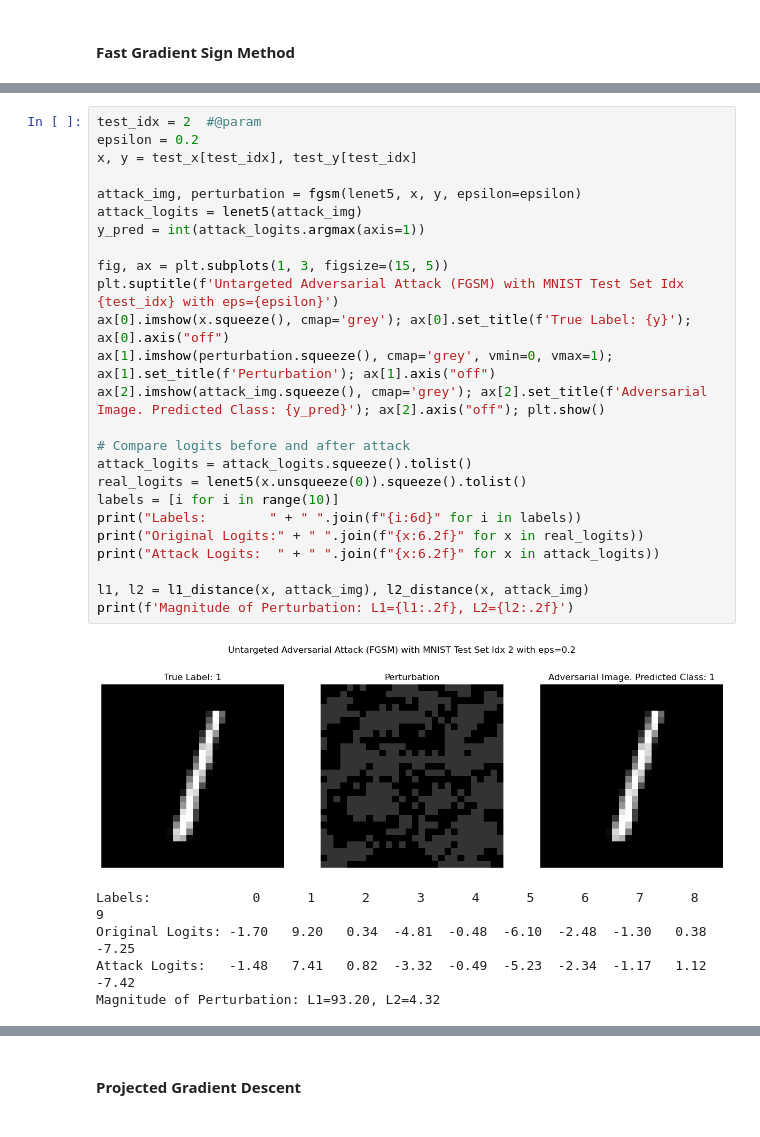
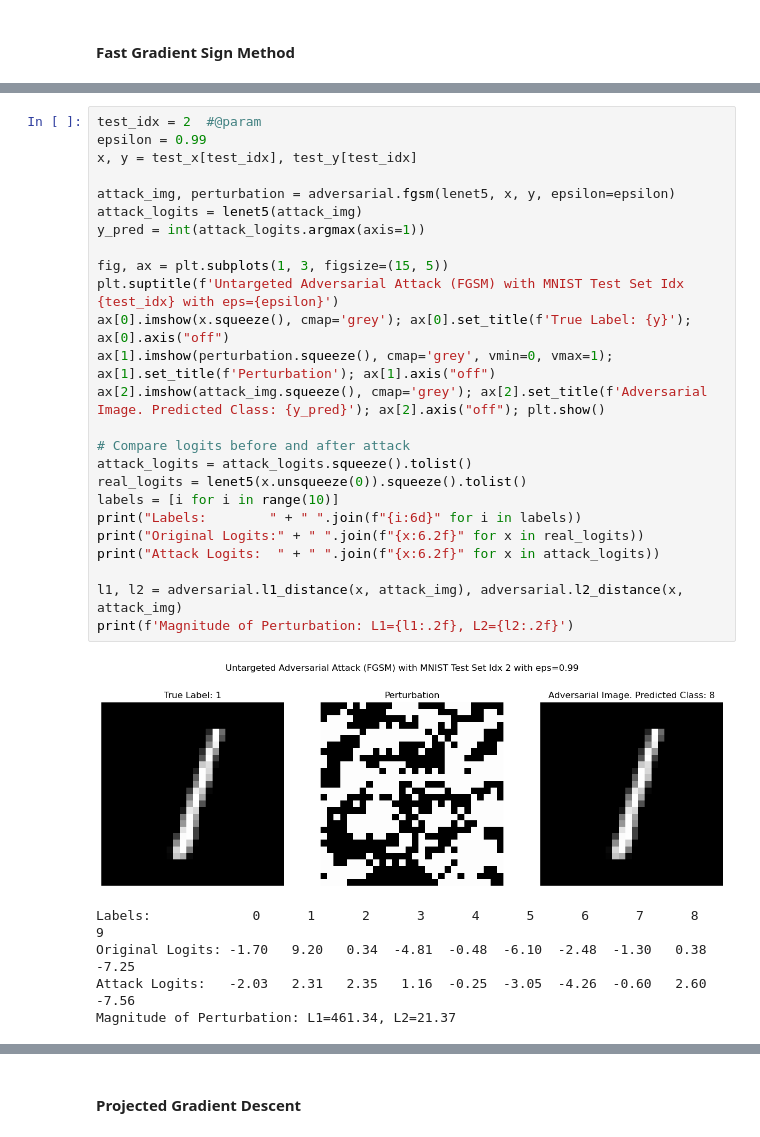
Before and after one commit to ncarolan/lenet-5, a Jupyter notebook: lenet.ipynb, the cells around one changed output, grey strips where cells are left out. Cells and saved outputs as stored; diff of their text form.

Commit message:
Move adversarial code to unique dir.

```diff
--- a/lenet.ipynb
+++ b/lenet.ipynb
@@ -468,34 +396,34 @@ def fgsm_targeted(model: torch.nn.Module, image: torch.Tensor, target: int, epsi
 # %%
 test_idx = 2  #@param
-epsilon = 0.2
+epsilon = 0.99
 x, y = test_x[test_idx], test_y[test_idx]
 
-attack_img, perturbation = fgsm(lenet5, x, y, epsilon=epsilon)
+attack_img, perturbation = adversarial.fgsm(lenet5, x, y, epsilon=epsilon)
 attack_logits = lenet5(attack_img)
 y_pred = int(attack_logits.argmax(axis=1))
 
 fig, ax = plt.subplots(1, 3, figsize=(15, 5))
 plt.suptitle(f'Untargeted Adversarial Attack (FGSM) with MNIST Test Set Idx {test_idx} with eps={epsilon}')
 ax[0].imshow(x.squeeze(), cmap='grey'); ax[0].set_title(f'True Label: {y}'); ax[0].axis("off")
 ax[1].imshow(perturbation.squeeze(), cmap='grey', vmin=0, vmax=1); ax[1].set_title(f'Perturbation'); ax[1].axis("off")
 ax[2].imshow(attack_img.squeeze(), cmap='grey'); ax[2].set_title(f'Adversarial Image. Predicted Class: {y_pred}'); ax[2].axis("off"); plt.show()
 
 # Compare logits before and after attack
 attack_logits = attack_logits.squeeze().tolist()
 real_logits = lenet5(x.unsqueeze(0)).squeeze().tolist()
 labels = [i for i in range(10)]
 print("Labels:        " + " ".join(f"{i:6d}" for i in labels))
 print("Original Logits:" + " ".join(f"{x:6.2f}" for x in real_logits))
 print("Attack Logits:  " + " ".join(f"{x:6.2f}" for x in attack_logits))
 
-l1, l2 = l1_distance(x, attack_img), l2_distance(x, attack_img)
+l1, l2 = adversarial.l1_distance(x, attack_img), adversarial.l2_distance(x, attack_img)
 print(f'Magnitude of Perturbation: L1={l1:.2f}, L2={l2:.2f}')
 # %% [output]
-[figure, old version]
+[figure, new version]
 Labels:             0      1      2      3      4      5      6      7      8      9
 Original Logits: -1.70   9.20   0.34  -4.81  -0.48  -6.10  -2.48  -1.30   0.38  -7.25
-Attack Logits:   -1.48   7.41   0.82  -3.32  -0.49  -5.23  -2.34  -1.17   1.12  -7.42
-Magnitude of Perturbation: L1=93.20, L2=4.32
+Attack Logits:   -2.03   2.31   2.35   1.16  -0.25  -3.05  -4.26  -0.60   2.60  -7.56
+Magnitude of Perturbation: L1=461.34, L2=21.37
 # %%
 test_idx = 2  #@param
 epsilon = 0.2
```
Also changed, not shown: parts of 7 cells of this notebook, 1 other file.
